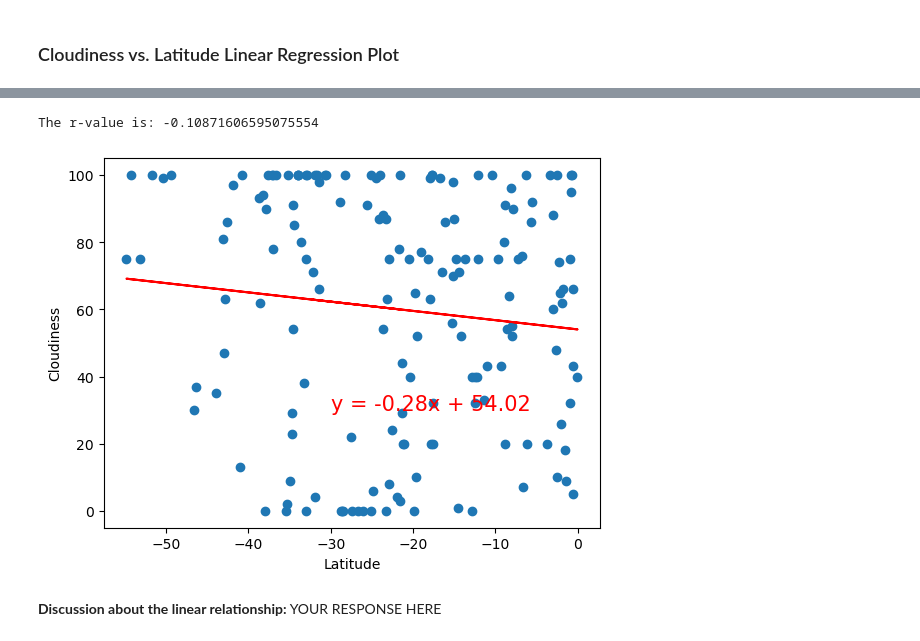
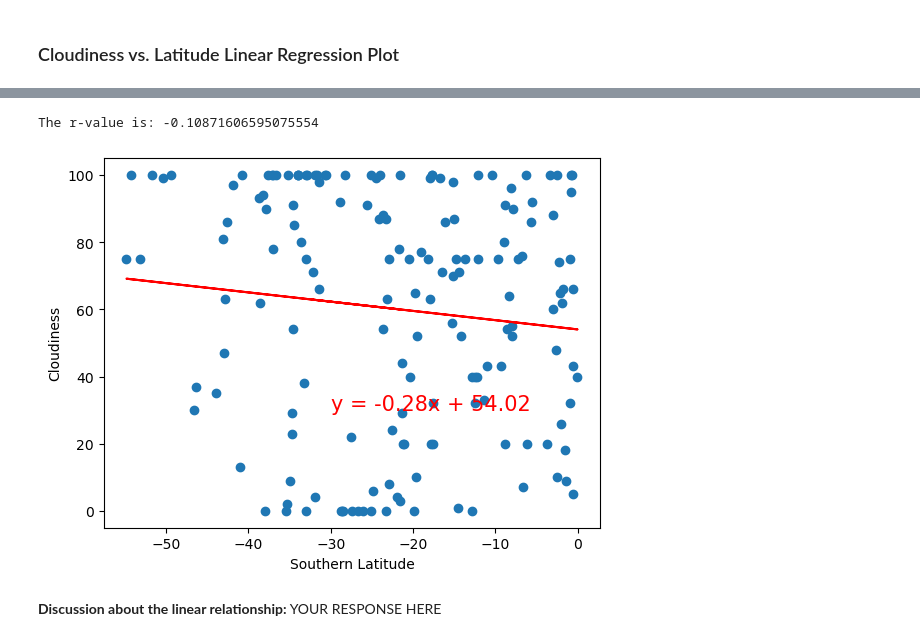
Before and after one commit to Geysha07/python-api-challenge, a Jupyter notebook: WeatherPy/Starter_Code/WeatherPy.ipynb, the cells around one changed output, grey strips where cells are left out. Drawn from its saved outputs; the diff is of its cells as text; code cells hidden in the pictures.

```diff
--- a/WeatherPy/Starter_Code/WeatherPy.ipynb
+++ b/WeatherPy/Starter_Code/WeatherPy.ipynb
@@ -394,20 +409,20 @@ The r-value is: 0.14279227141636602
 # %%
 # Southern Hemisphere
 x_values = southern_hemi_df["Lat"]
 y_values = southern_hemi_df["Cloudiness"]
 (slope, intercept, rvalue, pvalue, stderr) = linregress(x_values, y_values)
 regress_values = x_values * slope + intercept
 line_eq = "y = " + str(round(slope,2)) + "x + " + str(round(intercept,2))
 plt.scatter(x_values,y_values)
 plt.plot(x_values,regress_values,"r-")
 plt.annotate(line_eq,(-30,30),fontsize=15,color="red")
-plt.xlabel("Latitude")
+plt.xlabel("Southern Latitude")
 plt.ylabel("Cloudiness")
 print(f"The r-value is: {rvalue} ")
 plt.show()
 # %% [output]
 The r-value is: -0.10871606595075554
-[figure, old version]
+[figure, new version]
 # %% [markdown]
 **Discussion about the linear relationship:** YOUR RESPONSE HERE
 # %% [markdown]
```
Also changed, not shown: parts of 9 cells of this notebook.
